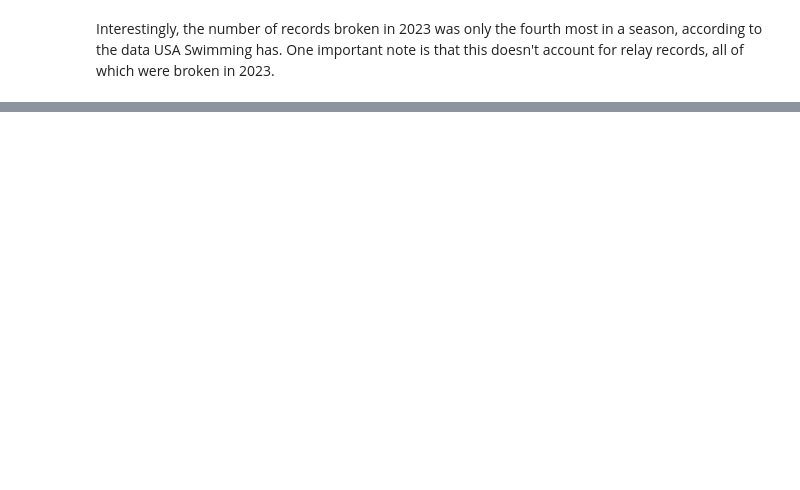
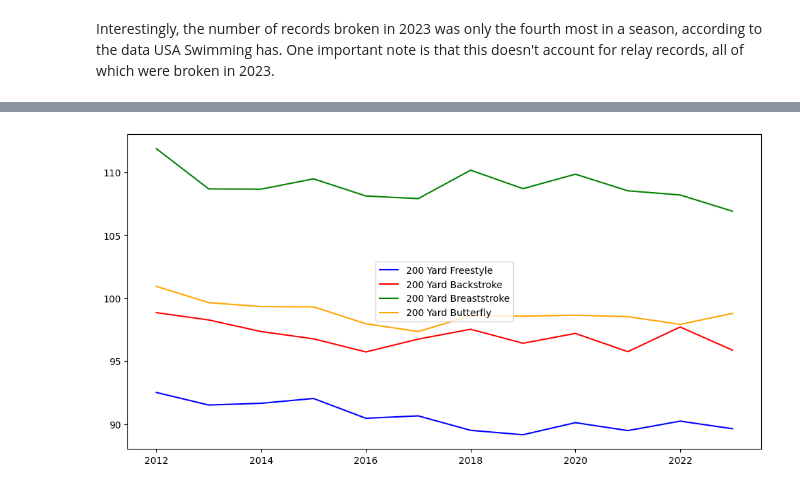
Before and after one commit to KendrickMcD/NCAA_Swimming_Analysis, a Jupyter notebook: NCAA_Swimming Analysis.ipynb, the cells around one changed output, grey strips where cells are left out. Saved outputs shown, nothing was run; the diff lists cells and outputs as text; code cells hidden in the pictures; blank space fills up the shorter version.

```diff
--- a/NCAA_Swimming Analysis.ipynb
+++ b/NCAA_Swimming Analysis.ipynb
@@ -245,0 +438,20 @@ records_broken_by = records_broken_by.groupby(['season', 'distance'])['record_br
+# %%
+# Plot fastest times for male breaststroke events each year from 2012-2021 colored by event
+
+fig = plt.figure(figsize=(12, 6));
+seasons = np.arange(2012, 2024)
+
+# Plot breaststroke events
+x1 = seasons
+y1 = male_freestyle_events[male_freestyle_events['event'] == '200 Freestyle SCY Male']['min']
+y2 = male_backstroke_events[male_backstroke_events['event'] == '200 Backstroke SCY Male']['min']
+y3 = male_breaststroke_events[male_breaststroke_events['event'] == '200 Breaststroke SCY Male']['min']
+y4 = male_butterfly_events[male_butterfly_events['event'] == '200 Butterfly SCY Male']['min']
+plt.plot(x1, y1, color='blue', label='200 Yard Freestyle')
+plt.plot(x1, y2, color='red', label='200 Yard Backstroke')
+plt.plot(x1, y3, color='green', label='200 Yard Breaststroke')
+plt.plot(x1, y4, color='orange', label='200 Yard Butterfly')
+plt.legend()
+plt.show()
+# %% [output]
+[figure, added]
```
Also changed, not shown: parts of 25 cells of this notebook, 14 other files.
